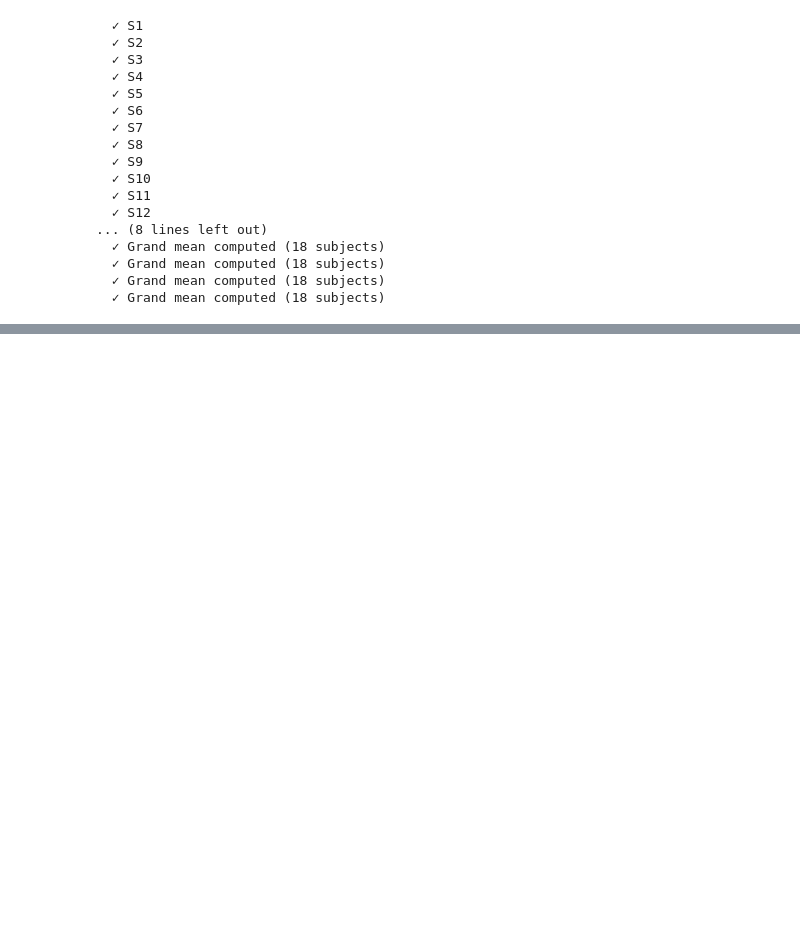
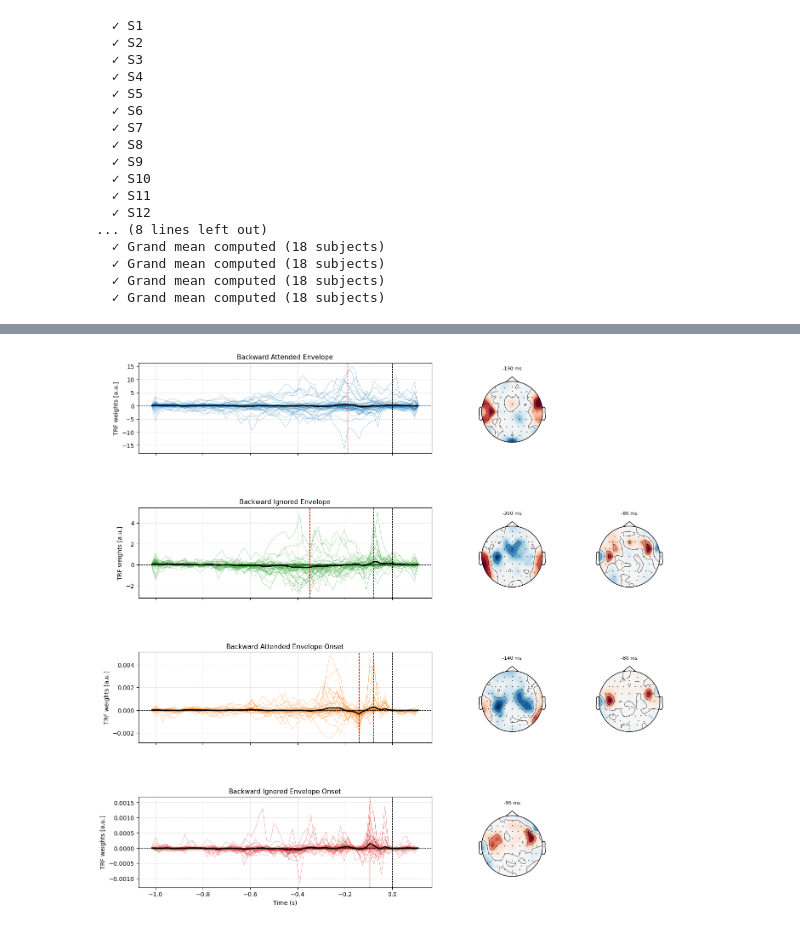
Before and after one commit to sylmester/fuglsang, a Jupyter notebook: figures/backward_model_trf.ipynb, the cells around one changed output, grey strips where cells are left out. Cells and saved outputs as stored; diff of their text form; code cells hidden in the pictures; blank space fills up the shorter version.

```diff
--- a/figures/backward_model_trf.ipynb
+++ b/figures/backward_model_trf.ipynb
@@ -96,0 +99,87 @@ plt.show()
+# %%
+fig = plt.figure(figsize=(16, 16))
+
+# Each model = 1 row, columns = TRF (wide) + max_topos
+gs = fig.add_gridspec(
+    n_rows * n_cols,           # one row per model
+    1 + max_topos,             # TRF + topo columns
+    width_ratios=[4] + [1]*max_topos,
+    hspace=0.6,
+    wspace=0.3
+)
+
+for i, (predictor, attention, model, padded) in enumerate(checks):
+    model_name = helper_functions.get_trf_model_name(predictor, attention, model, padded)
+    trf        = backward_trfs[model_name]
+    trf_plot   = trf.mean('predictor') if 'predictor' in trf.dims else trf
+    lats       = latencies[model_name]
+
+    row = i  # one row per model
+
+    # ======================
+    # A) TRF (left)
+    # ======================
+    ax_trf = fig.add_subplot(gs[row, 0])
+
+    time_s = np.array(trf_plot.time.times)
+
+    for sensor_idx in range(trf_plot.x.shape[0]):
+        ax_trf.plot(
+            time_s,
+            trf_plot.x[sensor_idx],
+            color=colors[model_name],
+            linewidth=0.7,
+            alpha=0.4
+        )
+
+    mean_trf = np.array(trf_plot.x).mean(axis=0)
+    ax_trf.plot(time_s, mean_trf, color='black', linewidth=2.0, zorder=5)
+
+    for t in lats:
+        ax_trf.axvline(t, color='red', linestyle='--', linewidth=1)
+
+    ax_trf.axhline(0, linestyle='--', color='black', linewidth=0.8)
+    ax_trf.axvline(0, linestyle='--', color='black', linewidth=0.8)
+
+    ax_trf.set_title(model_name.replace('_', ' ').title(), fontsize=11)
+    ax_trf.set_ylabel('TRF weights [a.u.]')
+
+    if row == len(checks) - 1:
+        ax_trf.set_xlabel('Time (s)')
+    else:
+        ax_trf.set_xticklabels([])
+
+    ax_trf.grid(True, linestyle='--', alpha=0.4)
+
+    # ======================
+    # B) Topomaps (right)
+    # ======================
+    for j, t in enumerate(lats):
+        ax_topo = fig.add_subplot(gs[row, 1 + j])
+
+        t_idx = np.argmin(np.abs(time_s - t))
+        topo_data = np.array(trf_plot.x[:, t_idx])
+
+        montage   = mne.channels.make_standard_montage('biosemi64')
+        ch_names  = montage.ch_names + ['EXG1', 'EXG2']
+        ch_types  = ['eeg'] * 64 + ['misc', 'misc']
+        info      = mne.create_info(ch_names, EEG_SAMPLING_RATE, ch_types)
+        info.set_montage(montage, on_missing='ignore')
+
+        mne.viz.plot_topomap(
+            topo_data,
+            info,
+            axes=ax_topo,
+            show=False,
+            contours=4,
+            cmap='RdBu_r',
+            vlim=(-np.abs(topo_data).max(), np.abs(topo_data).max()),
+        )
+
+        ax_topo.set_title(f'{int(t * 1000)} ms', fontsize=8)
+
+#plt.suptitle(f'{FUGLSANG} — Backward TRF', fontsize=14)
+fig.savefig(FIGURES_DIR / f'{FUGLSANG}-side-topo-trf.pdf', bbox_inches='tight')
+plt.show()
+# %% [output]
+[figure, added]
```
Also changed, not shown: parts of 2 cells of this notebook.
